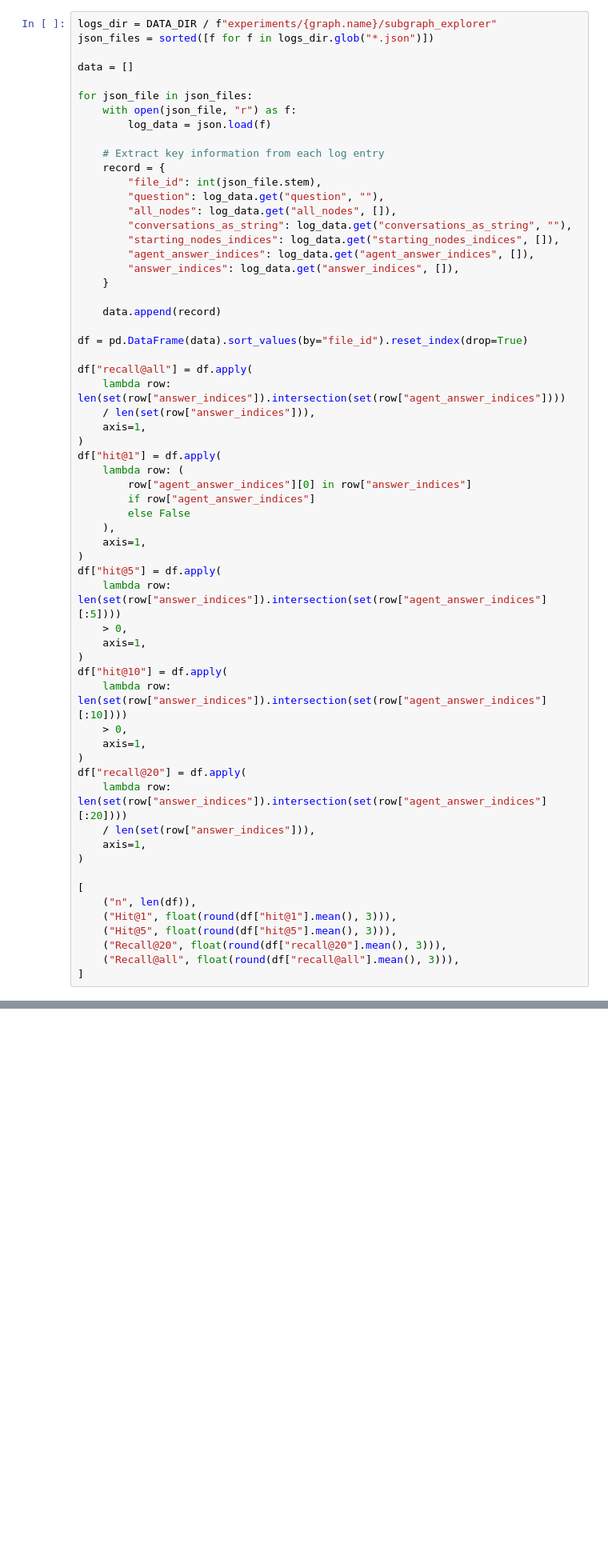
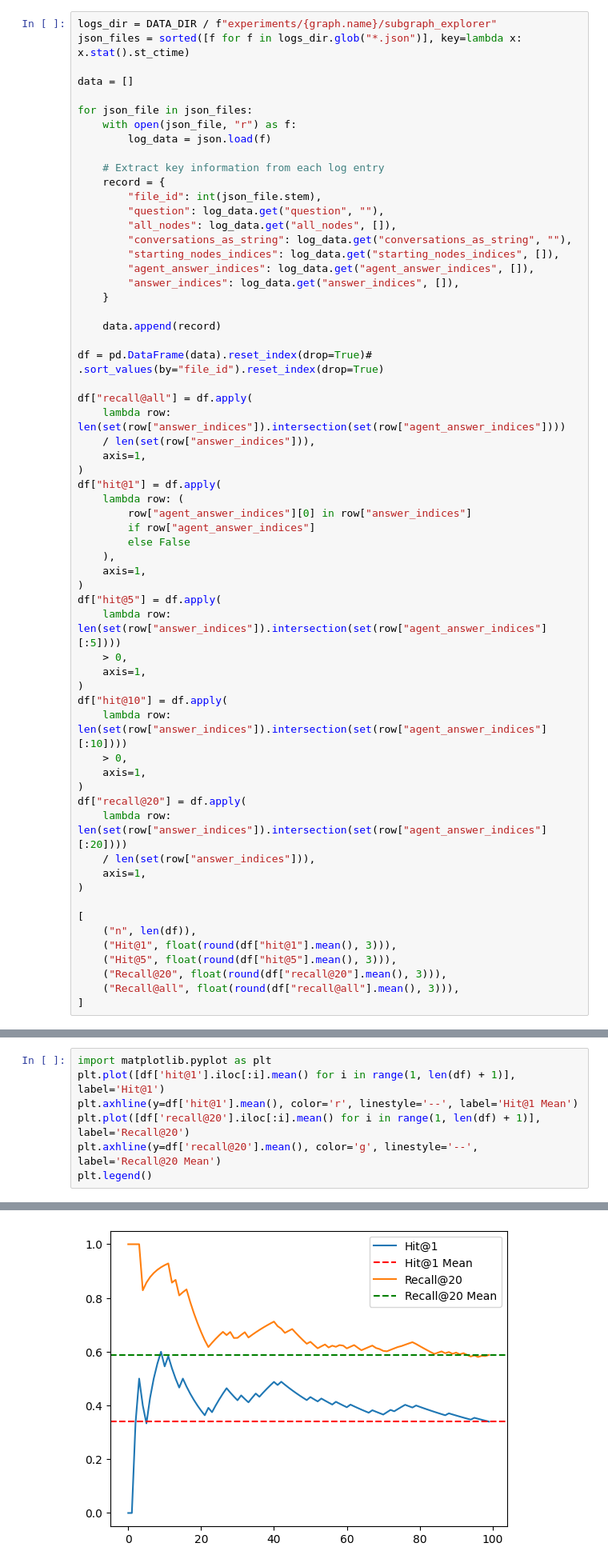
Before and after one commit to JoaquinPolonuer/graphsearch, a Jupyter notebook: notebooks/subgraph_explorer_results.ipynb, the cells around one changed output, grey strips where cells are left out. Shown: that part at 80% size. Drawn from its saved outputs; the diff is of its cells as text; blank space fills up the shorter version.

```diff
--- a/notebooks/subgraph_explorer_results.ipynb
+++ b/notebooks/subgraph_explorer_results.ipynb
@@ -14,7 +14,7 @@ from graph_types.graph import Graph
 graph = Graph.load("prime")
 # %%
 logs_dir = DATA_DIR / f"experiments/{graph.name}/subgraph_explorer"
-json_files = sorted([f for f in logs_dir.glob("*.json")])
+json_files = sorted([f for f in logs_dir.glob("*.json")], key=lambda x: x.stat().st_ctime)
 
 data = []
 
@@ -35,7 +35,7 @@ for json_file in json_files:
 
     data.append(record)
 
-df = pd.DataFrame(data).sort_values(by="file_id").reset_index(drop=True)
+df = pd.DataFrame(data).reset_index(drop=True)# .sort_values(by="file_id").reset_index(drop=True)
 
 df["recall@all"] = df.apply(
     lambda row: len(set(row["answer_indices"]).intersection(set(row["agent_answer_indices"])))
@@ -81,0 +82,8 @@ df["recall@20"] = df.apply(
+# %%
+import matplotlib.pyplot as plt
+plt.plot([df['hit@1'].iloc[:i].mean() for i in range(1, len(df) + 1)], label='Hit@1')
+plt.axhline(y=df['hit@1'].mean(), color='r', linestyle='--', label='Hit@1 Mean')
+plt.plot([df['recall@20'].iloc[:i].mean() for i in range(1, len(df) + 1)], label='Recall@20')
+plt.axhline(y=df['recall@20'].mean(), color='g', linestyle='--', label='Recall@20 Mean')
+plt.legend()
+# %% [output]
@@ -82,3 +91,4 @@ df["recall@20"] = df.apply(
+[figure, added]
 # %% [markdown]
 ### When it went wrong, what happened?
 # %%
```
Also changed, not shown: parts of 7 cells of this notebook, 1 other file.
